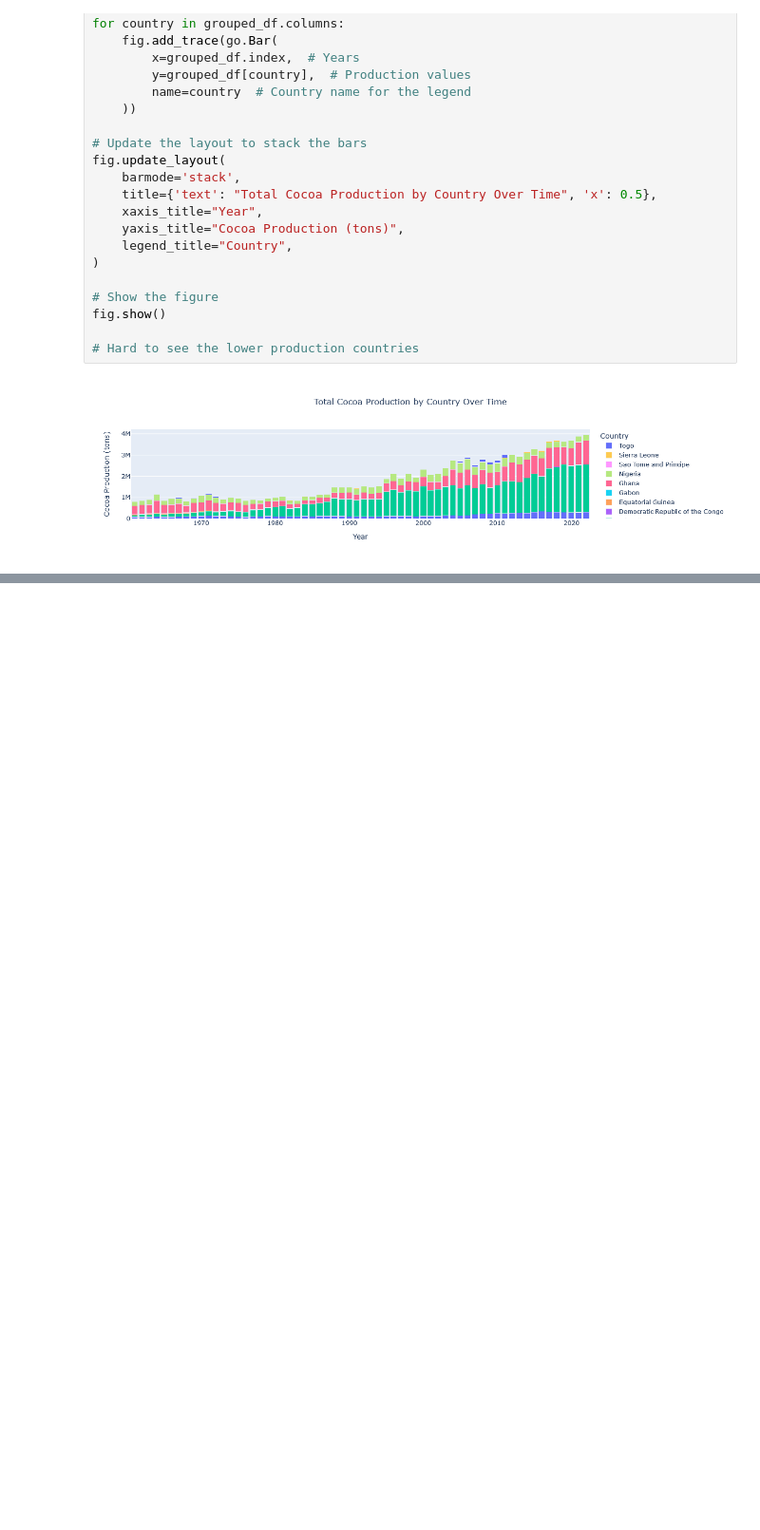
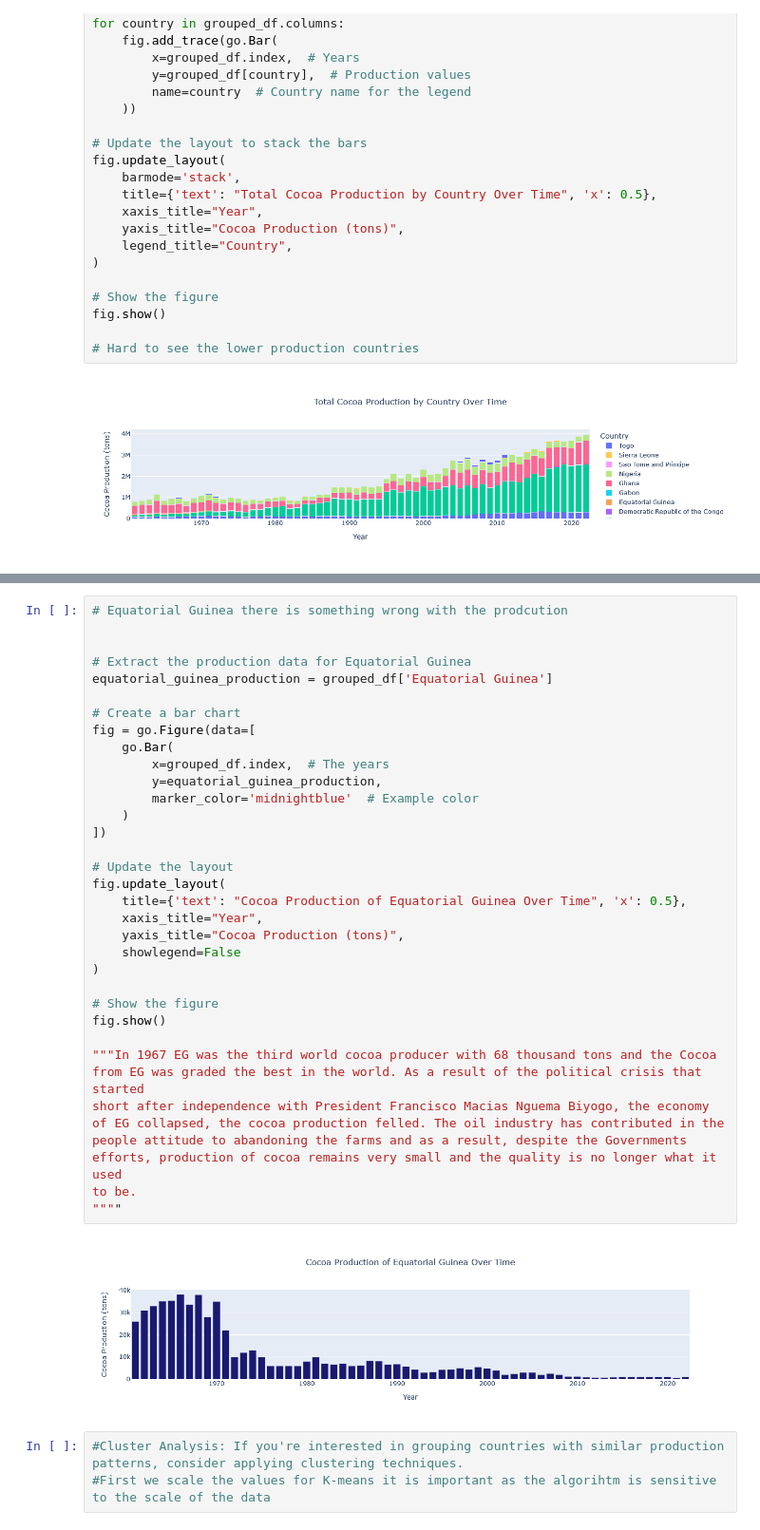
Before and after one commit to danielkaroly/Cocoa-Belt-Of-Africa, a Jupyter notebook: template_project/notebooks/EDA.ipynb, the cells around one changed output, grey strips where cells are left out. Shown at 95% size. Cells and saved outputs as stored; diff of their text form; blank space fills up the shorter version.

```diff
--- a/template_project/notebooks/EDA.ipynb
+++ b/template_project/notebooks/EDA.ipynb
@@ -303,0 +299,40 @@ fig.show()
+# %%
+# Equatorial Guinea there is something wrong with the prodcution
+
+
+# Extract the production data for Equatorial Guinea
+equatorial_guinea_production = grouped_df['Equatorial Guinea']
+
+# Create a bar chart
+fig = go.Figure(data=[
+    go.Bar(
+        x=grouped_df.index,  # The years
+        y=equatorial_guinea_production,
+        marker_color='midnightblue'  # Example color
+    )
+])
+
+# Update the layout
+fig.update_layout(
+    title={'text': "Cocoa Production of Equatorial Guinea Over Time", 'x': 0.5},
+    xaxis_title="Year",
+    yaxis_title="Cocoa Production (tons)",
+    showlegend=False
+)
+
+# Show the figure
+fig.show()
+
+"""In 1967 EG was the third world cocoa producer with 68 thousand tons and the Cocoa
+from EG was graded the best in the world. As a result of the political crisis that started
+short after independence with President Francisco Macias Nguema Biyogo, the economy
+of EG collapsed, the cocoa production felled. The oil industry has contributed in the
+people attitude to abandoning the farms and as a result, despite the Governments
+efforts, production of cocoa remains very small and the quality is no longer what it used
+to be.
+""""
+# %% [output]
+[figure, added]
+# %%
+#Cluster Analysis: If you're interested in grouping countries with similar production patterns, consider applying clustering techniques.
+#First we scale the values for K-means it is important as the algorihtm is sensitive to the scale of the data
```
Also changed, not shown: parts of 13 cells of this notebook.
